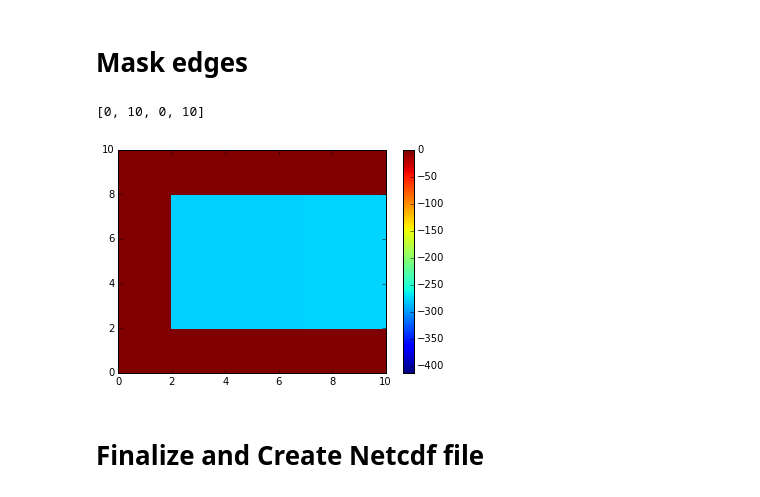
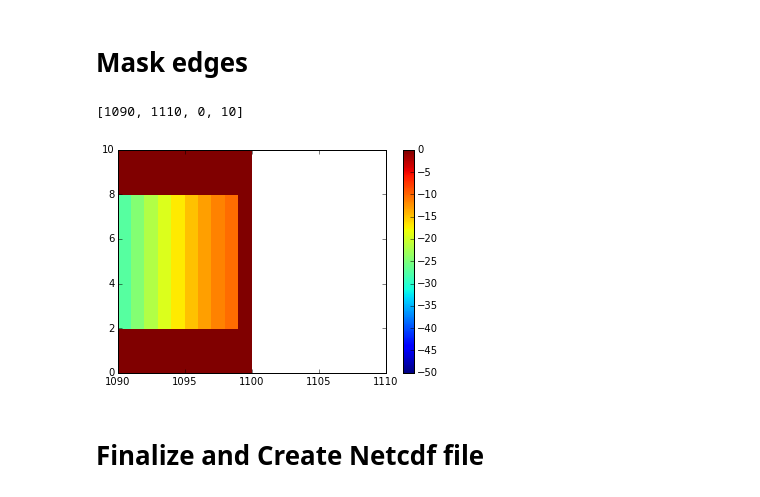
Before and after one commit to SalishSeaCast/2d-domain, a Jupyter notebook: notebooks/Generate_2D_bathy-NEMO3.6.ipynb, the cells around one changed output. Saved outputs shown, nothing was run; the diff lists cells and outputs as text; code cells hidden in the pictures.

```diff
--- a/notebooks/Generate_2D_bathy-NEMO3.6.ipynb
+++ b/notebooks/Generate_2D_bathy-NEMO3.6.ipynb
@@ -178,19 +178,19 @@ plt.colorbar()
 # %% [markdown]
 # Mask edges
 # %%
-thalweg_mask = thalweg_y
+thalweg_mask = np.copy(thalweg_y)
 
 thalweg_mask[0:2,:]=0
 thalweg_mask[-2:,:]=0
 thalweg_mask[:,0:2]=0
-thalweg_mask[:,-2:]=0
+thalweg_mask[:,-1:]=0
 # %%
-plt.pcolormesh(thalweg_mask)
+plt.pcolormesh(thalweg_mask,vmin=-50,vmax=0)
 plt.colorbar()
-plt.axis([0,10,0,10])
+plt.axis([1090,1110,0,10])
 # %% [output]
-[0, 10, 0, 10]
+[1090, 1110, 0, 10]
-[figure, old version]
+[figure, new version]
 # %% [markdown]
 # Finalize and Create Netcdf file
 # %%
```
Also changed, not shown: parts of 2 cells of this notebook, 1 other file.
